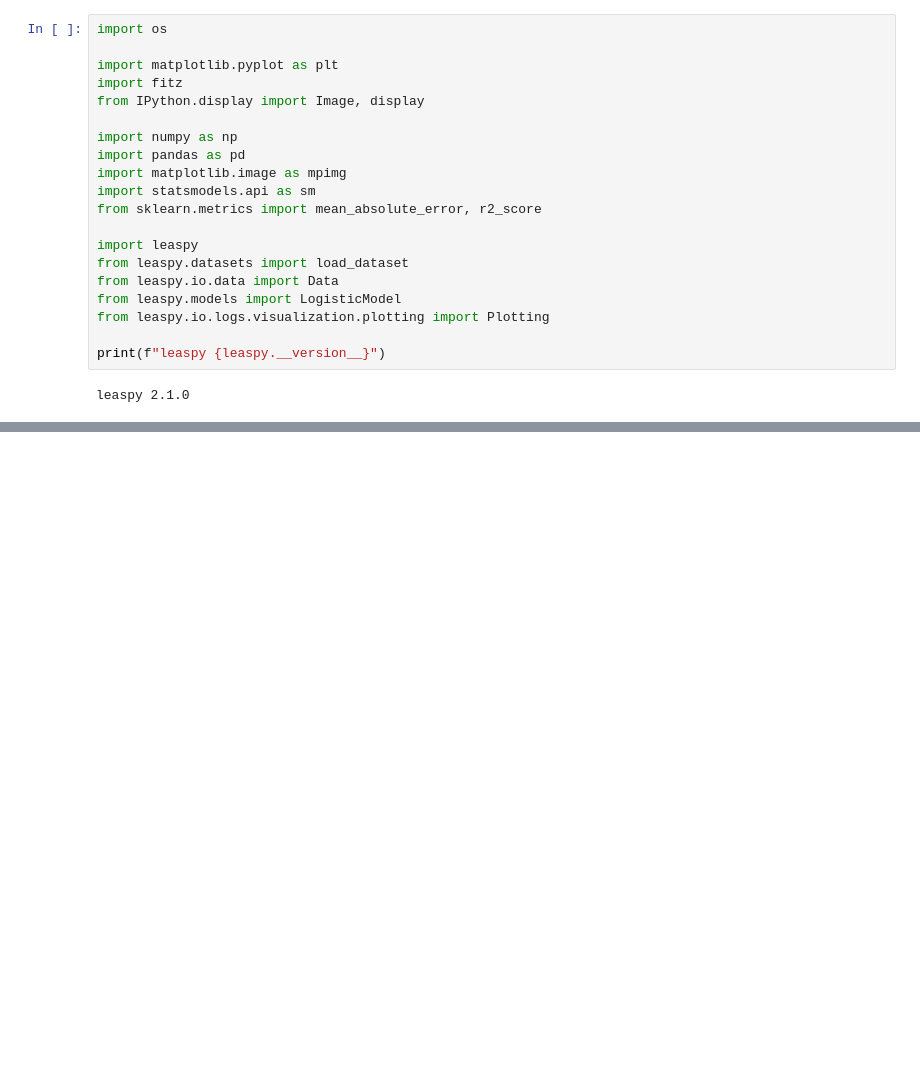
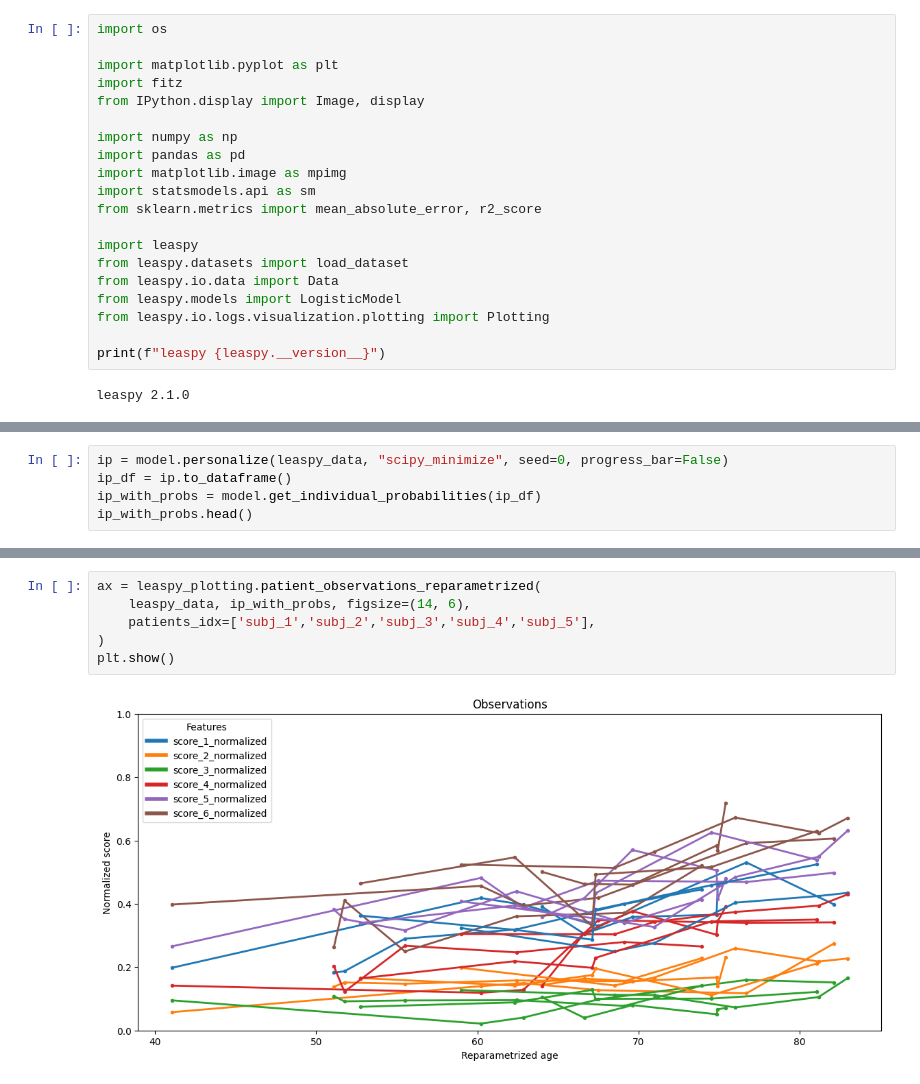
Before and after one commit to aramis-lab/leaspy_tutorial, a Jupyter notebook: notebooks/mixture.ipynb, the cells around one changed output, grey strips where cells are left out. Saved outputs shown, nothing was run; the diff lists cells and outputs as text; blank space fills up the shorter version.

```diff
--- a/notebooks/mixture.ipynb
+++ b/notebooks/mixture.ipynb
@@ -55,0 +141,5 @@ leaspy 2.1.0
+# %%
+ip = model.personalize(leaspy_data, "scipy_minimize", seed=0, progress_bar=False)
+ip_df = ip.to_dataframe()
+ip_with_probs = model.get_individual_probabilities(ip_df)
+ip_with_probs.head()
@@ -55,0 +155,8 @@ leaspy 2.1.0
+# %%
+ax = leaspy_plotting.patient_observations_reparametrized(
+    leaspy_data, ip_with_probs, figsize=(14, 6),
+    patients_idx=['subj_1','subj_2','subj_3','subj_4','subj_5'],
+)
+plt.show()
+# %% [output]
+[figure, added]
```
Also changed, not shown: parts of 7 cells of this notebook.
